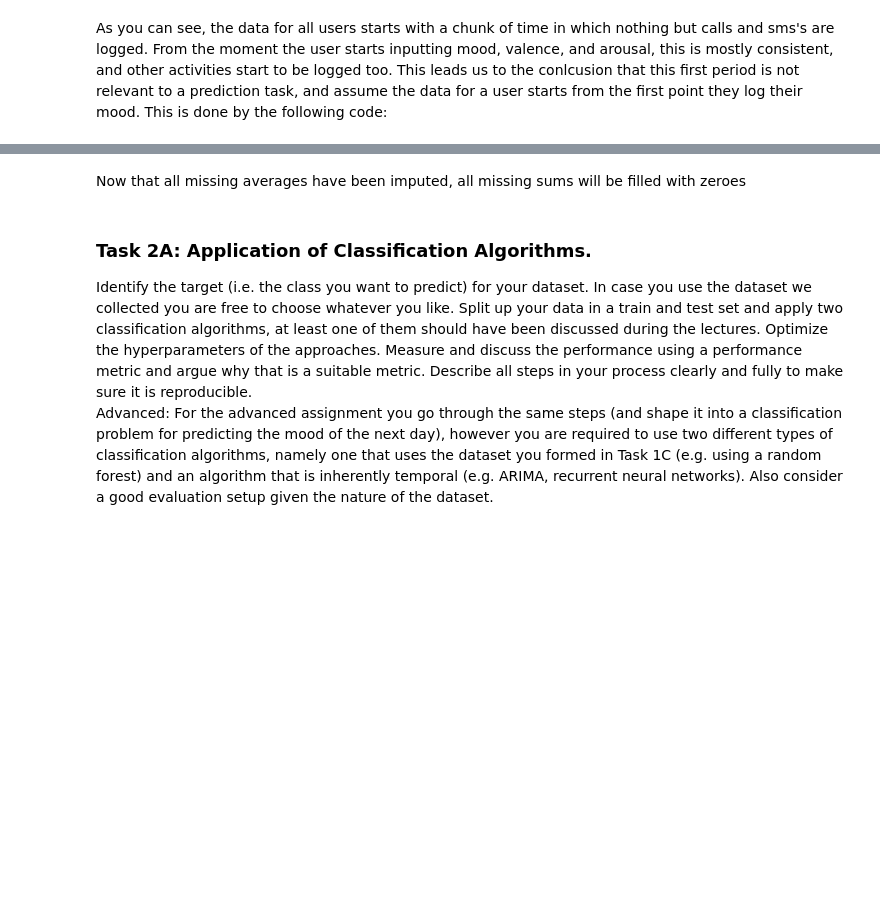
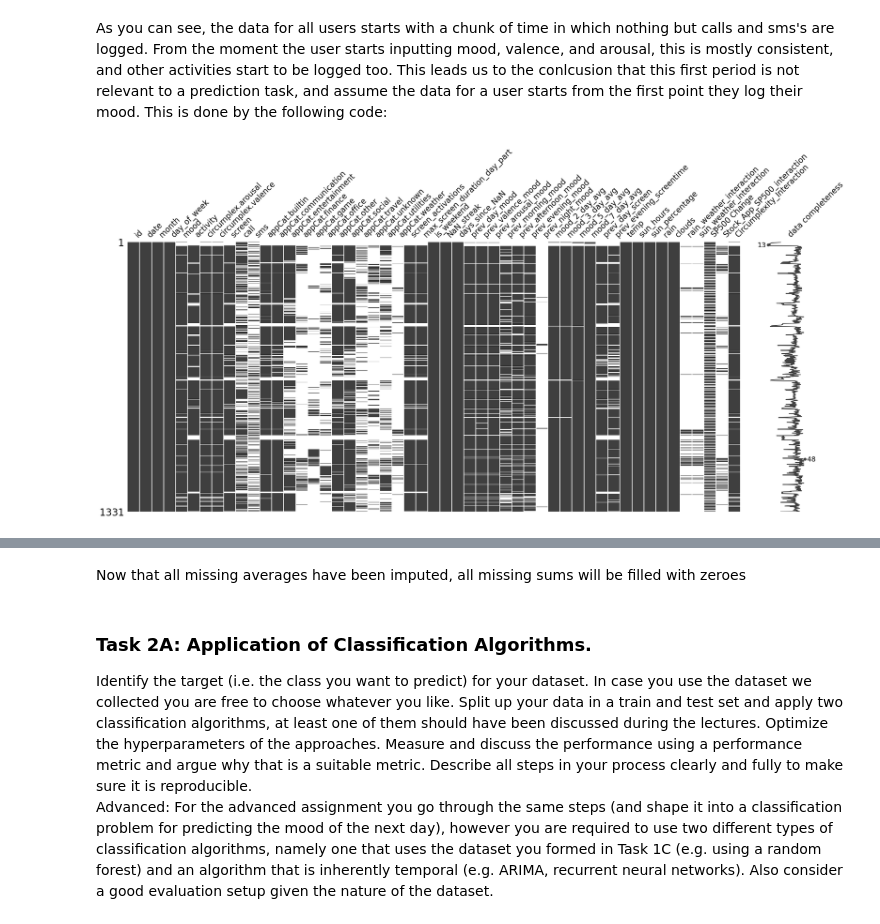
Before and after one commit to moosmiddelkoop/DMT-1, a Jupyter notebook: Assignment_1.ipynb, the cells around one changed output, grey strips where cells are left out. Cells and saved outputs as stored; diff of their text form; code cells hidden in the pictures; blank space fills up the shorter version.

```diff
--- a/Assignment_1.ipynb
+++ b/Assignment_1.ipynb
@@ -439,29 +443,32 @@ As you can see, the data for all users starts with a chunk of time in which noth
 # %%
 # As you can see, the data for all users starts with a chunk of time in which nothing but calls and sms's are logged.
 # From the moment the user starts inputting mood, valence, and arousal, this is mostly consistent, and other activities start to be logged too.
 # This leads us to the conlcusion that this first period is not relevant to a prediction task, and assume the data for a user starts from the first point they log their mood.
 # This is done by the following code:
 
 # get the first time a user logs their mood
 # get a mask for when mood is logged
 mood_mask = data_1b['mood'] >= 0
 just_mood = data_1b[mood_mask]
 first_mood_time = just_mood.groupby('id')['date'].min()
 
 data_cut = pd.DataFrame()
 # split df for each user and then concatenate into a new one
 for id in data_1b['id'].unique():
     id_mask = data_1b['id'] == id
     id_df = data_1b[id_mask]
     first_mood_time_mask = id_df['date'] >= first_mood_time[id]
     id_df = id_df[first_mood_time_mask]
     data_cut = pd.concat([data_cut, id_df])
 
 # check if it worked
-msno.matrix(data_cut)
+msno.matrix(data_cut, labels=True)
+plt.savefig('figs/matrixplot_cut.png', bbox_inches='tight')
 
 # save it
 data_cut.to_csv('data/data_post_first_mood.csv')
+# %% [output]
+[figure, added]
 # %%
 ## IMPUTING MISSING VALUES
 # impute missing values: forward fill
```
Also changed, not shown: parts of 5 cells of this notebook.
